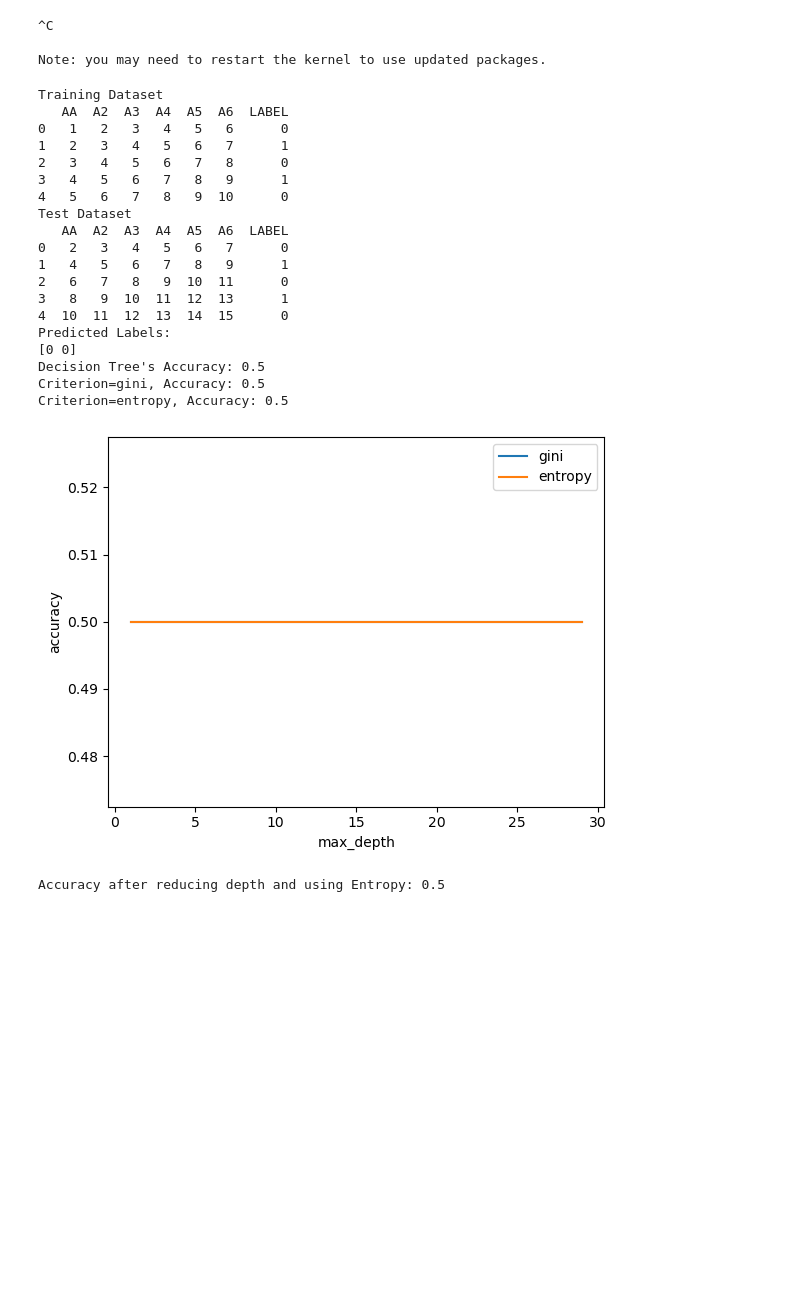
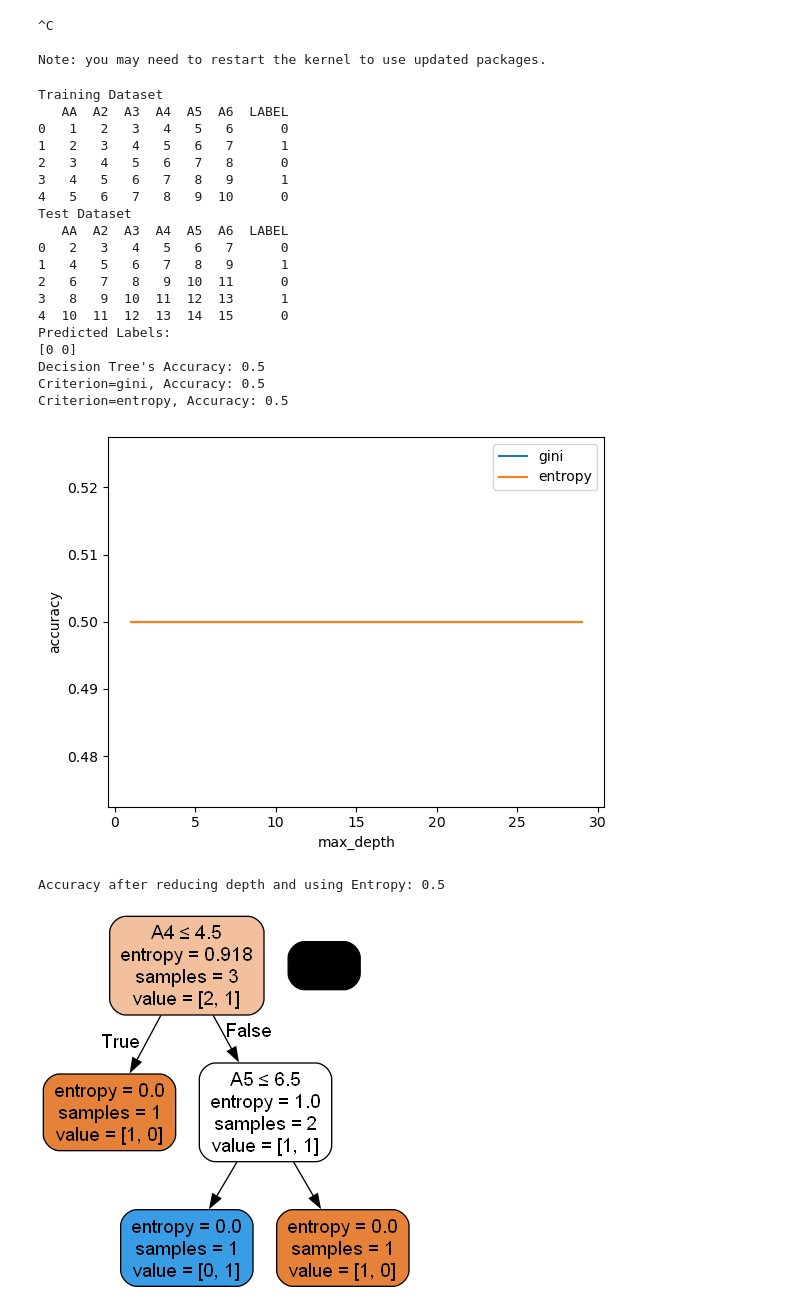
Before and after one commit to RVK10601999/mca, a Jupyter notebook: ai&ml_prac_lab/10_decision_tree_monk2.ipynb, the cells around one changed output. Saved outputs shown, nothing was run; the diff lists cells and outputs as text; code cells hidden in the pictures; blank space fills up the shorter version.

```diff
--- a/ai&ml_prac_lab/10_decision_tree_monk2.ipynb
+++ b/ai&ml_prac_lab/10_decision_tree_monk2.ipynb
@@ -110,30 +110,43 @@ plt.legend()
 plt.show()
 
 # Check accuracy with a shorter tree (max depth of 7) and criterion of entropy
 monksTree = DecisionTreeClassifier(criterion='entropy', max_depth=7)
 monksTree.fit(X_train, Y_train)
 pred = monksTree.predict(X_test)
 accuracy_pruned = accuracy_score(Y_test, pred)
 print("Accuracy after reducing depth and using Entropy:", accuracy_pruned)
+
+
+
+# Visualize the decision tree using Graphviz
+dot_data = StringIO()
+export_graphviz(monksTree, out_file=dot_data, filled=True, rounded=True, special_characters=True, feature_names=['AA', 'A2', 'A3', 'A4', 'A5', 'A6'])
+
+graph = pydotplus.graph_from_dot_data(dot_data.getvalue())
+graph.write_png('tree.png')  # Save the tree as an image
+
+# Display the decision tree
+Image(graph.create_png())
 # %% [output]
 Training Dataset
    AA  A2  A3  A4  A5  A6  LABEL
 0   1   2   3   4   5   6      0
 1   2   3   4   5   6   7      1
 2   3   4   5   6   7   8      0
 3   4   5   6   7   8   9      1
 4   5   6   7   8   9  10      0
 Test Dataset
    AA  A2  A3  A4  A5  A6  LABEL
 0   2   3   4   5   6   7      0
 1   4   5   6   7   8   9      1
 2   6   7   8   9  10  11      0
 3   8   9  10  11  12  13      1
 4  10  11  12  13  14  15      0
 Predicted Labels:
 [0 0]
 Decision Tree's Accuracy: 0.5
 Criterion=gini, Accuracy: 0.5
 Criterion=entropy, Accuracy: 0.5
 [figure]
 Accuracy after reducing depth and using Entropy: 0.5
+[figure, added]
```
Also changed, not shown: 7 other files.
